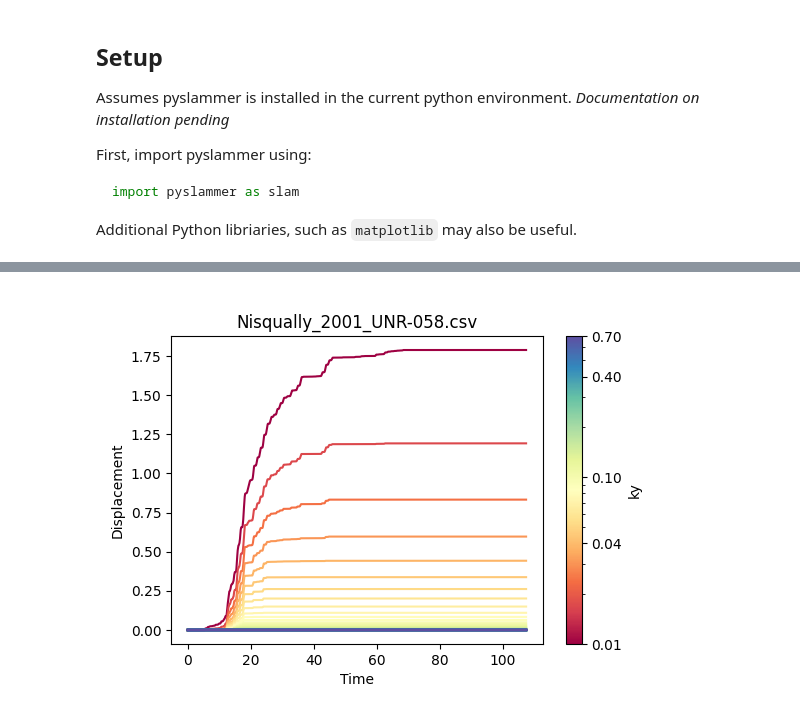
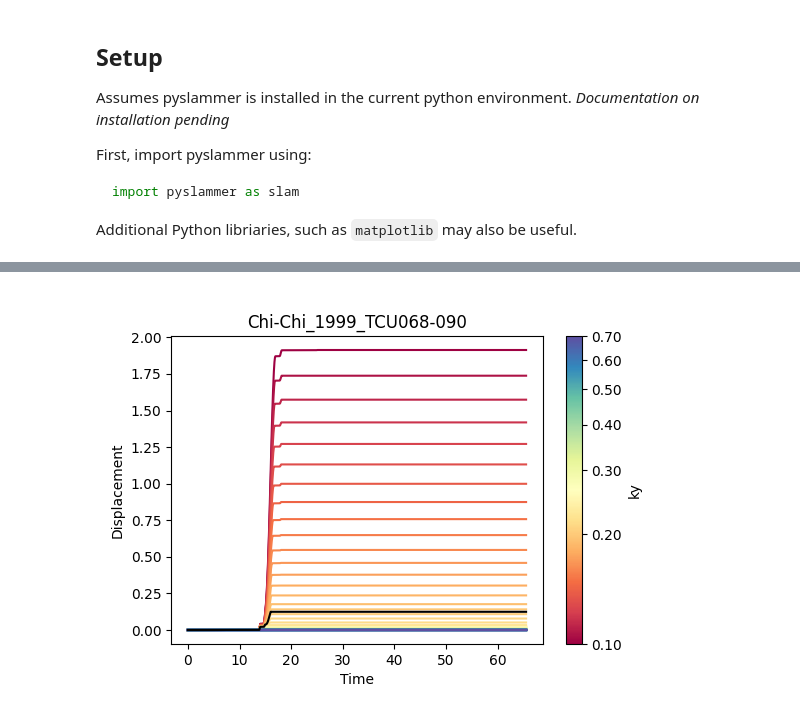
Before and after one commit to pySLAMMER/pySLAMMER, a Jupyter notebook: demos/batch_demo.ipynb, the cells around one changed output, grey strips where cells are left out. Saved outputs shown, nothing was run; the diff lists cells and outputs as text; code cells hidden in the pictures.

```diff
--- a/demos/batch_demo.ipynb
+++ b/demos/batch_demo.ipynb
@@ -33,3 +33,7 @@ import pyslammer as slam
 import numpy as np
 import pandas as pd
 import matplotlib.pyplot as plt
+# %%
+kys = np.linspace(0.1,0.7,100)
+histories = slam.sample_ground_motions()
+output = {}
@@ -36,11 +63,10 @@ import matplotlib.pyplot as plt
 # %%
 # single simulation
 ky = 0.2
+motion = "Chi-Chi_1999_TCU068-090"
 
-tHist = slam.csv_time_hist('../pyslammer/sample_ground_motions/Northridge_VSP-360.csv')
-# tHist[1] /= 9.81 (if g is needed)
-result = slam.SlidingBlockAnalysis(tHist, ky)
+single_result = slam.SlidingBlockAnalysis(histories[motion], ky)
 plt.close('all')
-fig, axs = slam.sliding_block_plot(result)
+fig, axs = slam.sliding_block_plot(single_result)
 plt.show()
 # %% [output]
@@ -48,6 +73,0 @@ plt.show()
-# %%
-kys = np.linspace(0.01,0.7,100)
-sgms = slam.sample_ground_motions()
-histories = {sgm:slam.csv_time_hist(f'../pyslammer/sample_ground_motions/{sgm}') for sgm in sgms}
-
-output = {}
@@ -54,9 +78,9 @@ output = {}
 # %%
 run = 0
 for ky in kys:
-    for sgm, hist in histories.items():
+    for motion, hist in histories.items():
         result = slam.SlidingBlockAnalysis(hist, ky)
-        output[run] = {"motion":sgm, "ky":ky, "d_max": result.max_sliding_disp, "time":result.time, "disp": result.sliding_disp}
+        output[run] = {"motion":motion, "ky":ky, "d_max": result.max_sliding_disp, "time":result.time, "disp": result.sliding_disp}
         run += 1
 # %%
 # convert the output to a pandas dataframe
@@ -81,43 +111,44 @@ plt.show()
 # %%
 import matplotlib.cm as cm
 from matplotlib.colors import LogNorm
+
+motion = "Chi-Chi_1999_TCU068-090"
 
 plt.close('all')
 
 # Create a figure and axes
 fig, ax = plt.subplots(figsize=(6, 4))
 
 # Create a color map
 cmap = plt.colormaps['Spectral']#cm.get_cmap('viridis')
 norm = LogNorm(df['ky'].min(), df['ky'].max())
 
-motion_index = 1
-asdf = df[df["motion"]==sgms[motion_index]]
-
 # Iterate over the rows of the DataFrame
-for index, row in asdf.iterrows():
+for index, row in df[df["motion"]==motion].iterrows():
     color = cmap(norm(row['ky']))
     ax.plot(row['time'], row['disp'], color=color)
+
+ax.plot(single_result.time, single_result.sliding_disp, color='black')
 
 # ax.set_yscale('log')
 # ax.set_ylim([0.001,10])
 
 # Add a color bar
 sm = cm.ScalarMappable(cmap=cmap, norm=norm)
 sm.set_array([])
 # Add a color bar
 cbar = fig.colorbar(sm, ax=ax, label='ky')
 
 # Set the colorbar ticks and labels
-ticks = [0.01, 0.04, 0.1, 0.4, 0.7]#np.linspace(df['ky'].min(), df['ky'].max(), num=5)  # Adjust num for more or fewer ticks
+ticks = [0.1, 0.2, 0.3, 0.4, 0.5, 0.6, 0.7]#np.linspace(df['ky'].min(), df['ky'].max(), num=5)  # Adjust num for more or fewer ticks
 cbar.set_ticks(ticks)
 cbar.set_ticklabels([f'{tick:.2f}' for tick in ticks])  # Adjust the format as needed
 
 # ax.set_yscale('log')
 # ax.set_ylim(1e-3,1e2)
 ax.set_xlabel('Time')
 ax.set_ylabel('Displacement')
-ax.set_title(f'{sgms[motion_index]}')
+ax.set_title(motion)
 plt.show()
 # %% [output]
-[figure, old version]
+[figure, new version]
```
Also changed, not shown: parts of 7 cells of this notebook, 4 other files.
